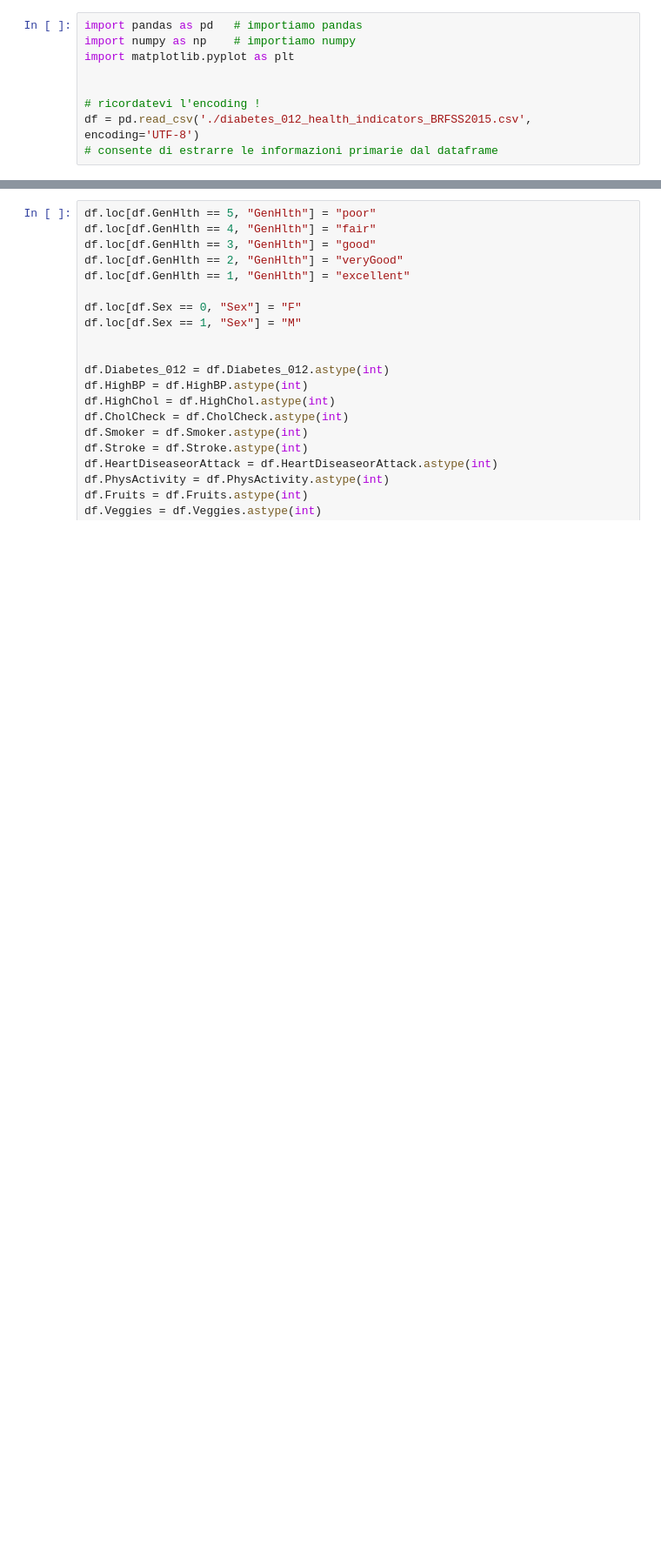
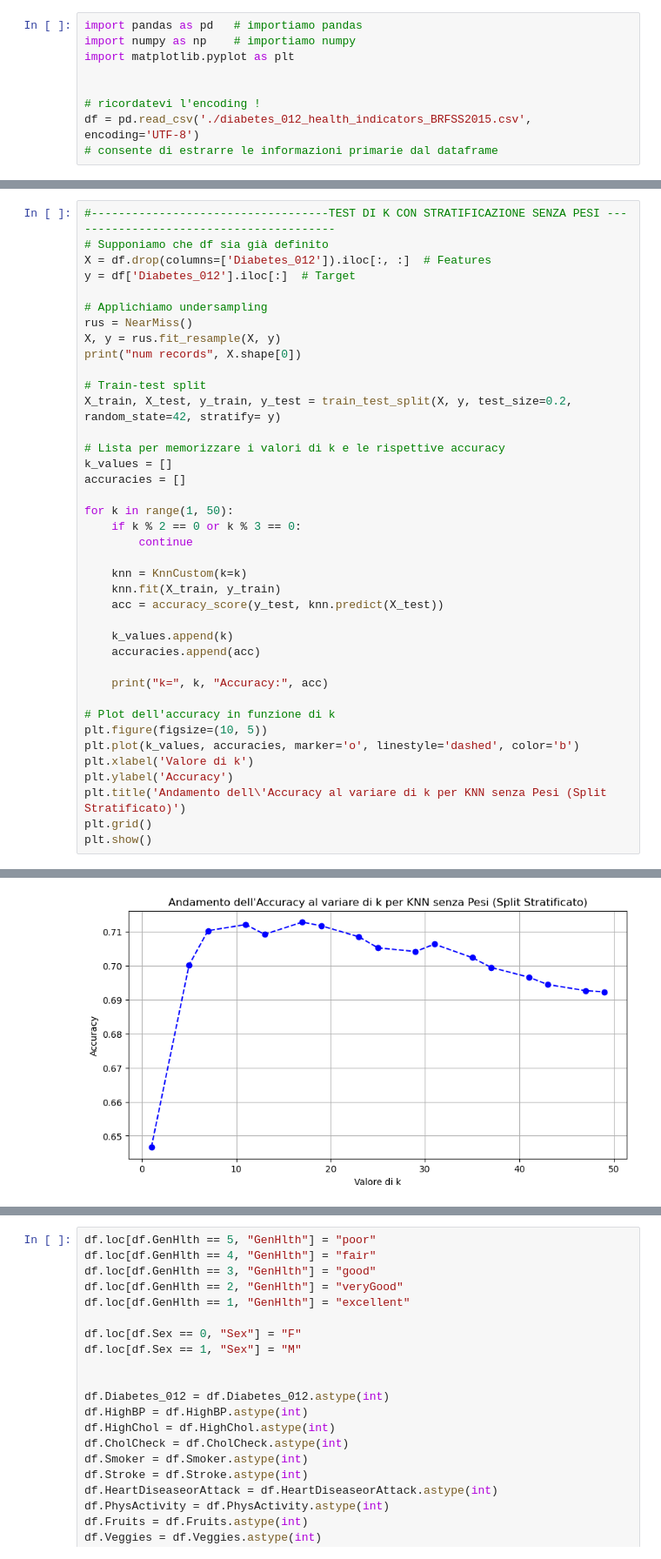
Before and after one commit to Davidermellino/DiabetesPredictor, a Jupyter notebook: prova.ipynb, the cells around one changed output, grey strips where cells are left out. Shown at 87% size. Cells and saved outputs as stored; diff of their text form; blank space fills up the shorter version.

```diff
--- a/prova.ipynb
+++ b/prova.ipynb
@@ -9,0 +205,40 @@ df = pd.read_csv('./diabetes_012_health_indicators_BRFSS2015.csv', encoding='UTF
+# %%
+#-----------------------------------TEST DI K CON STRATIFICAZIONE SENZA PESI ----------------------------------------
+# Supponiamo che df sia già definito
+X = df.drop(columns=['Diabetes_012']).iloc[:, :]  # Features
+y = df['Diabetes_012'].iloc[:]  # Target
+
+# Applichiamo undersampling
+rus = NearMiss()
+X, y = rus.fit_resample(X, y)
+print("num records", X.shape[0])
+
+# Train-test split
+X_train, X_test, y_train, y_test = train_test_split(X, y, test_size=0.2, random_state=42, stratify= y)
+
+# Lista per memorizzare i valori di k e le rispettive accuracy
+k_values = []
+accuracies = []
+
+for k in range(1, 50):
+    if k % 2 == 0 or k % 3 == 0:
+        continue
+
+    knn = KnnCustom(k=k)
+    knn.fit(X_train, y_train)
+    acc = accuracy_score(y_test, knn.predict(X_test))
+
+    k_values.append(k)
+    accuracies.append(acc)
+
+    print("k=", k, "Accuracy:", acc)
+
+# Plot dell'accuracy in funzione di k
+plt.figure(figsize=(10, 5))
+plt.plot(k_values, accuracies, marker='o', linestyle='dashed', color='b')
+plt.xlabel('Valore di k')
+plt.ylabel('Accuracy')
+plt.title('Andamento dell\'Accuracy al variare di k per KNN senza Pesi (Split Stratificato)')
+plt.grid()
+plt.show()
+# %% [output]
@@ -9,0 +263 @@ df = pd.read_csv('./diabetes_012_health_indicators_BRFSS2015.csv', encoding='UTF
+[figure, added]
```
Also changed, not shown: parts of 6 cells of this notebook, 5 other files.
